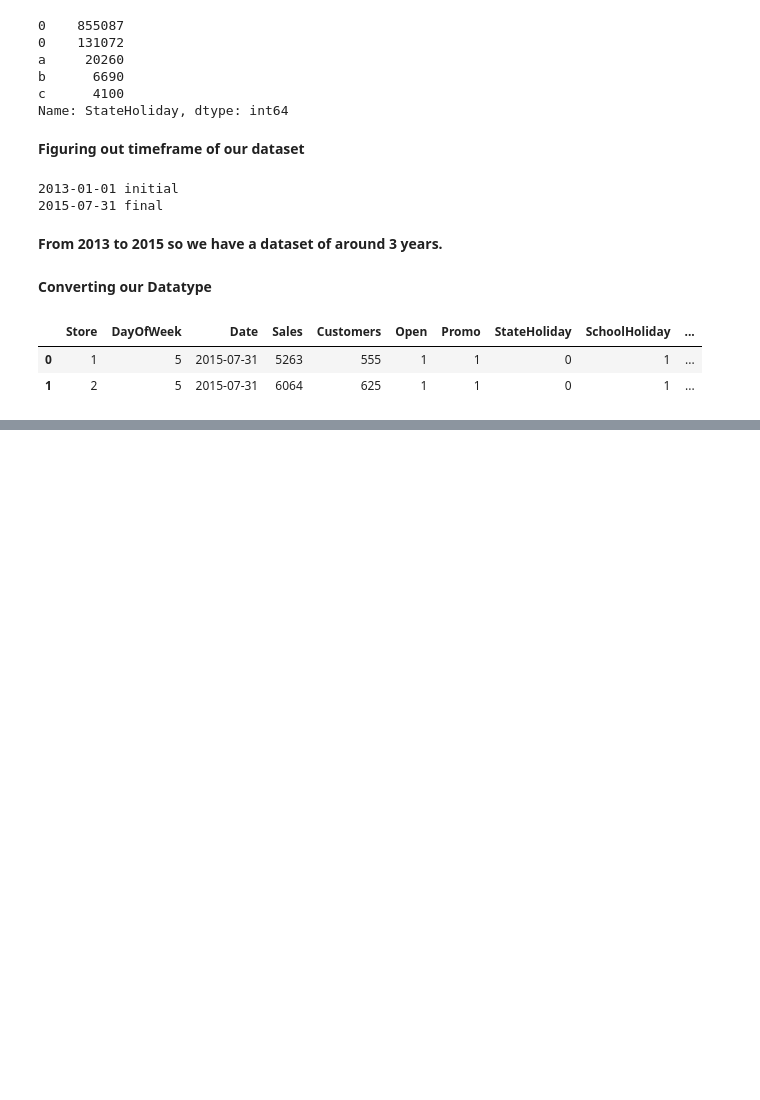
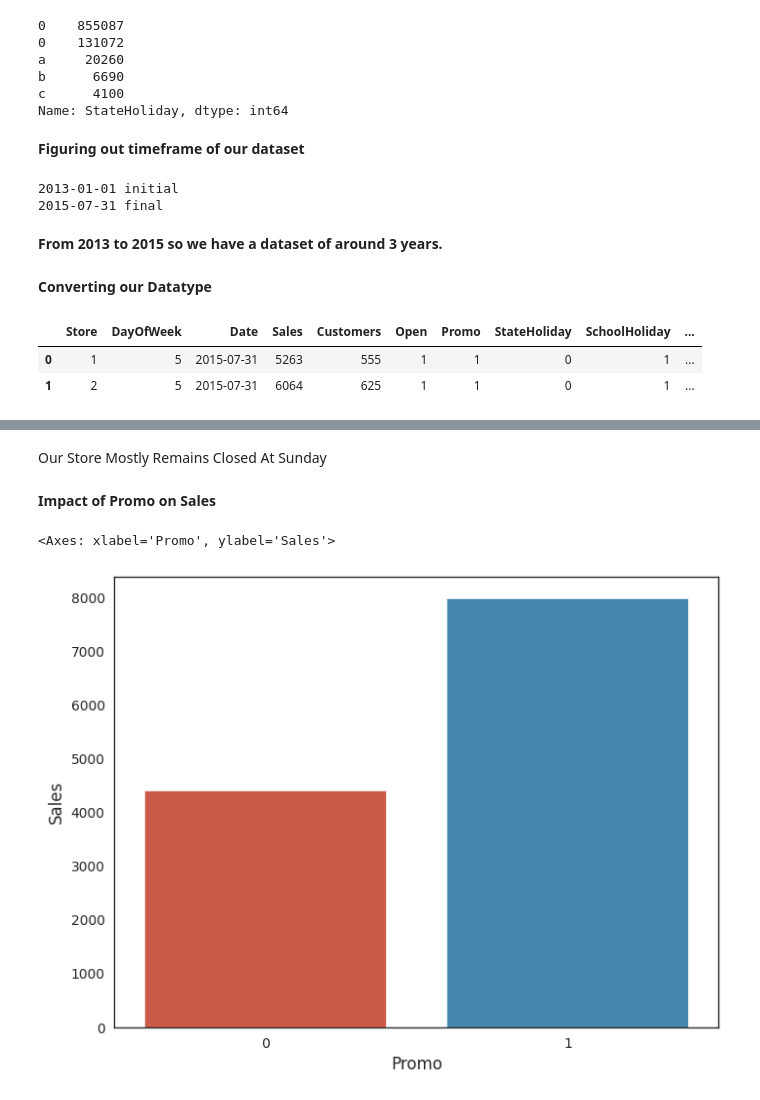
Before and after one commit to himanshu302002/ML-Regression-, a Jupyter notebook: (Capstone_Project)ML_Regression_on_Retail_Sales_Prediction.ipynb, the cells around one changed output, grey strips where cells are left out. Cells and saved outputs as stored; diff of their text form; code cells hidden in the pictures; blank space fills up the shorter version.

```diff
--- a/(Capstone_Project)ML_Regression_on_Retail_Sales_Prediction.ipynb
+++ b/(Capstone_Project)ML_Regression_on_Retail_Sales_Prediction.ipynb
@@ -229,0 +251,10 @@ rossman_df.head(2)
+# %% [markdown]
+Our Store Mostly Remains Closed At Sunday
+# %% [markdown]
+**Impact of Promo on Sales**
+# %%
+Promo_sales = pd.DataFrame(rossman_df.groupby('Promo').agg({'Sales':'mean'}))
+sns.barplot(x=Promo_sales.index, y = Promo_sales['Sales'])
+# %% [output]
+<Axes: xlabel='Promo', ylabel='Sales'>
+[figure, added]
```
Also changed, not shown: parts of 22 cells of this notebook.
